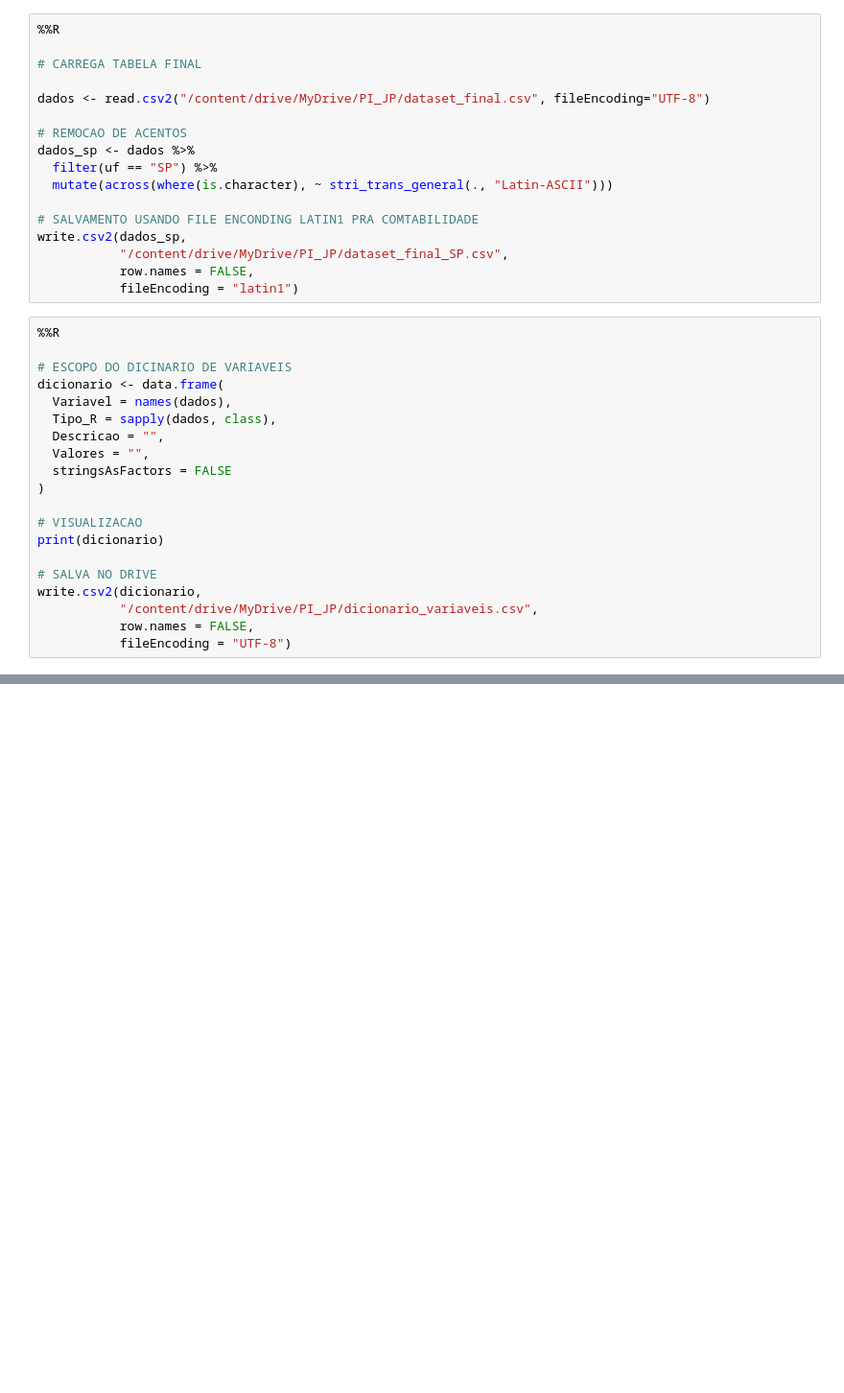
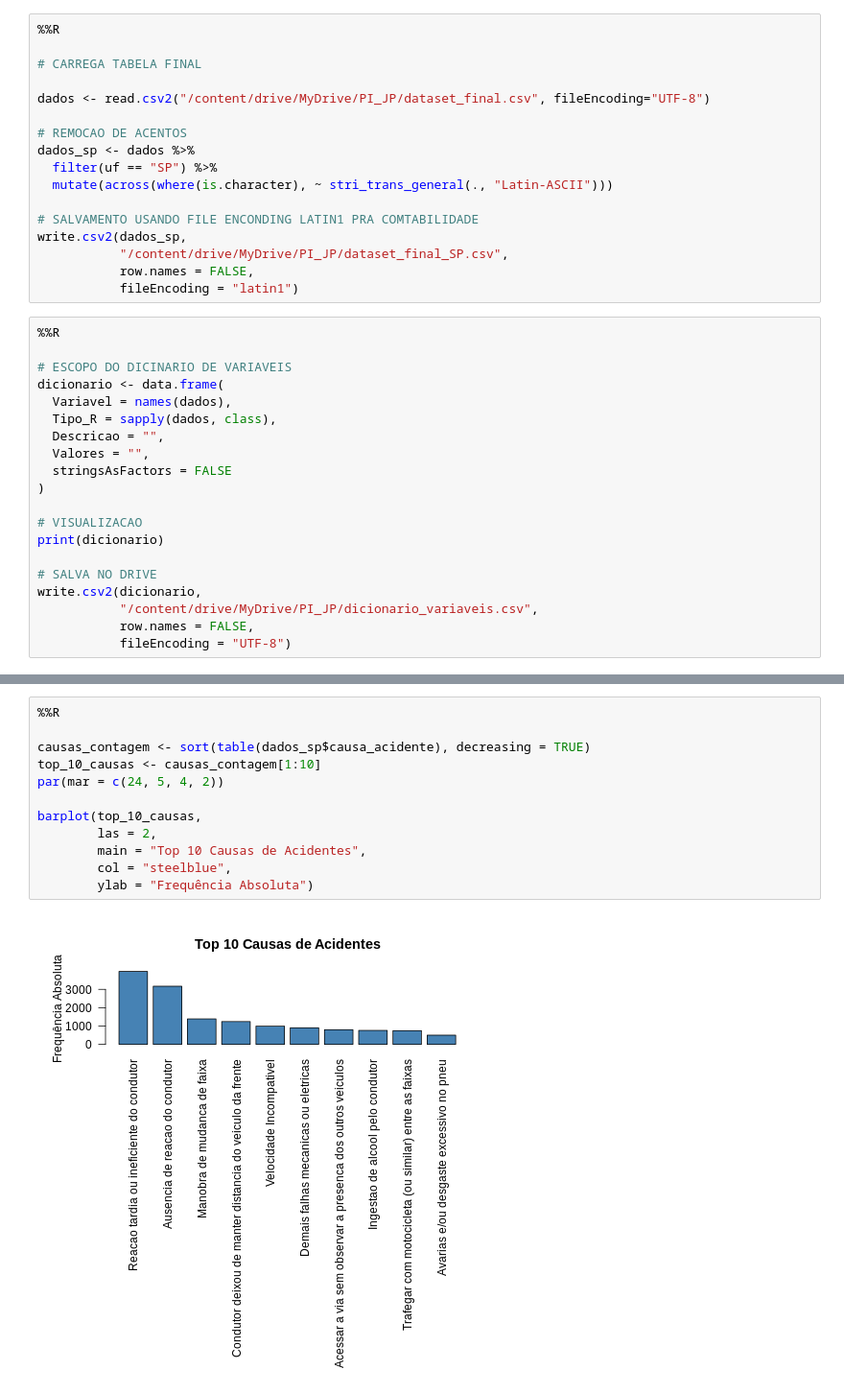
Before and after one commit to RCDS13/PI-JP-4SEM, a Jupyter notebook: etl_transito.ipynb, the cells around one changed output, grey strips where cells are left out. Shown at 96% size. Saved outputs shown, nothing was run; the diff lists cells and outputs as text; blank space fills up the shorter version.

```diff
--- a/etl_transito.ipynb
+++ b/etl_transito.ipynb
@@ -136,0 +166,14 @@ total de feridos: 19899
+# %%
+%%R
+
+causas_contagem <- sort(table(dados_sp$causa_acidente), decreasing = TRUE)
+top_10_causas <- causas_contagem[1:10]
+par(mar = c(24, 5, 4, 2))
+
+barplot(top_10_causas,
+        las = 2,
+        main = "Top 10 Causas de Acidentes",
+        col = "steelblue",
+        ylab = "Frequência Absoluta")
+# %% [output]
+[figure, added]
```
Also changed, not shown: parts of 6 cells of this notebook.
